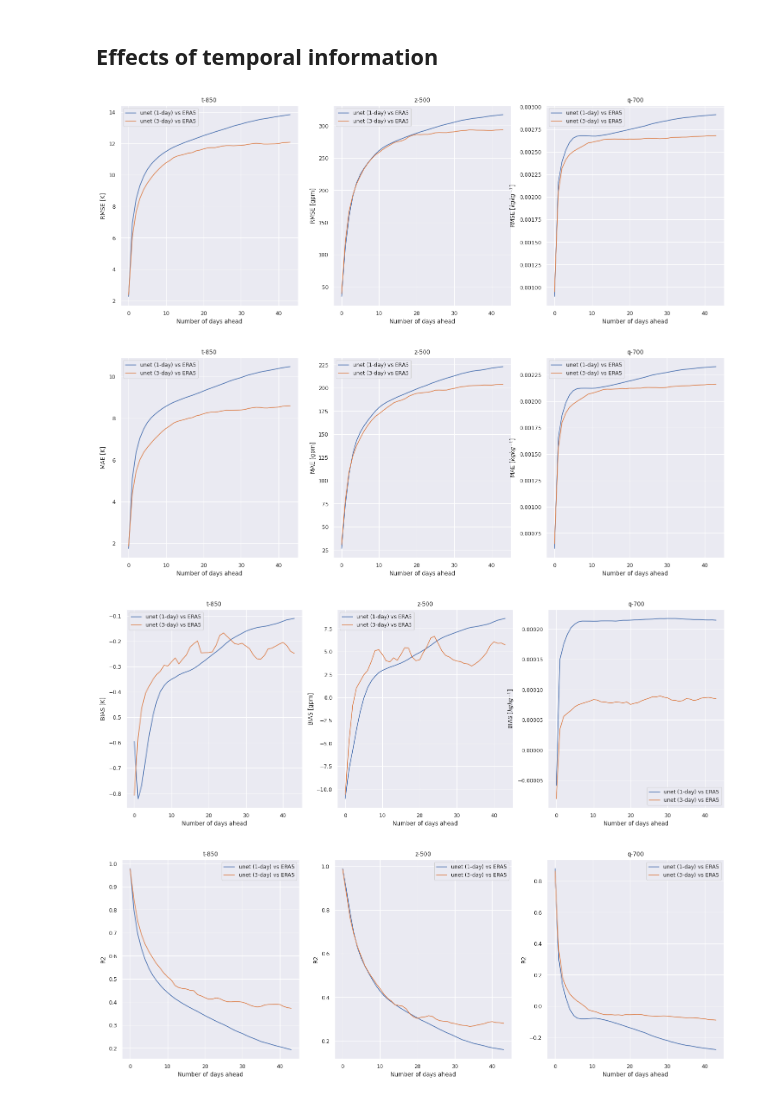
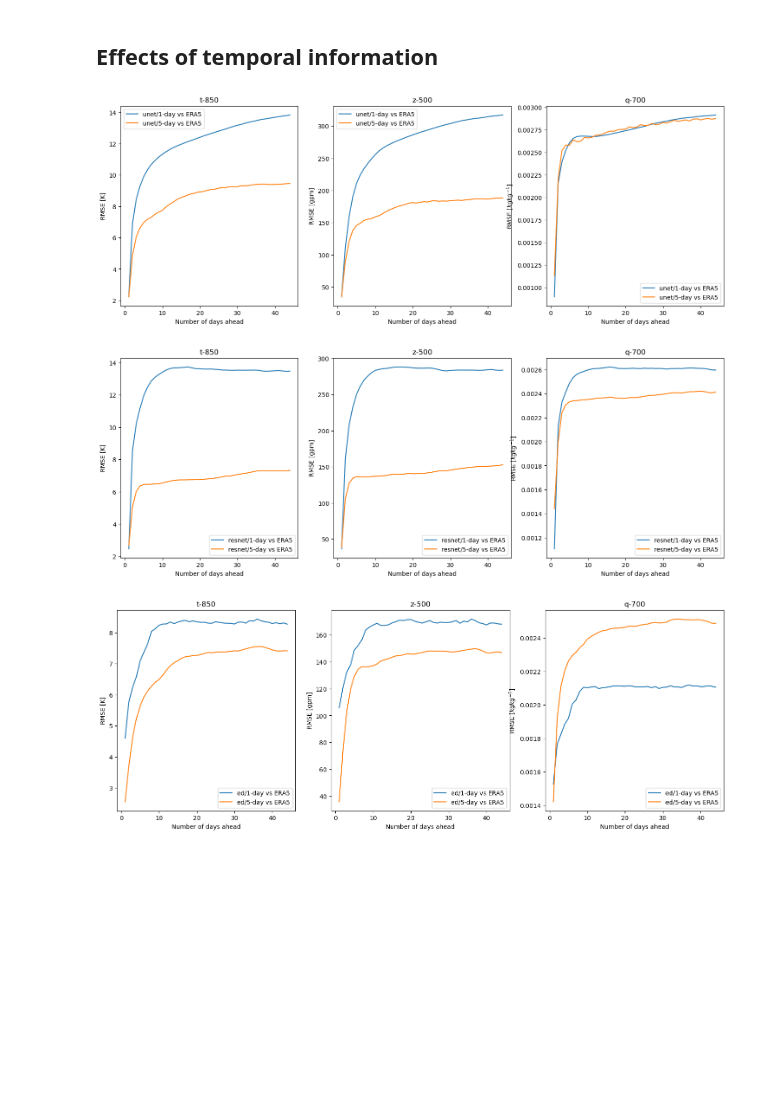
Before and after one commit to leap-stc/ChaosBench, a Jupyter notebook: notebooks/04a_s2s_eval.ipynb, the cells around one changed output. Saved outputs shown, nothing was run; the diff lists cells and outputs as text; code cells hidden in the pictures; blank space fills up the shorter version.

```diff
--- a/notebooks/04a_s2s_eval.ipynb
+++ b/notebooks/04a_s2s_eval.ipynb
@@ -42,28 +44,30 @@ model_names = ['persistence', 'ecmwf', 'ukmo', 'ncep', 'cma', 'unet_s2s']
 metrics = ['rmse', 'mae', 'bias', 'r2', 'acc']
 headline_vars = dict({'t-850': 'K', 'z-500': 'gpm', 'q-700': r'$kg kg^{-1}$'})
 
-
 for metric_idx, metric in enumerate(metrics):
-
     f, ax = plt.subplots(1, len(headline_vars), figsize=(6*len(headline_vars), 6))
 
     for model_idx, model_name in enumerate(model_names):
         if 's2s' in model_name:
-            df = pd.read_csv(Path(f'../logs/{model_name}/eval/version_0/{metric}_{model_name}.csv'))
+            df = pd.read_csv(Path(f'../logs/{model_name}/eval/version_3/{metric}_{model_name}.csv'))
+
         else:
             df = pd.read_csv(Path(f'../logs/{model_name}/eval/{metric}_{model_name}.csv'))
 
         for headline_idx, (headline_var, headline_unit) in enumerate(headline_vars.items()):
             sns.lineplot(
-                df[[headline_var]].to_numpy().squeeze(),
+                x=np.arange(1, df.shape[0]+1),
+                y=df[[headline_var]].to_numpy().squeeze(),
                 label=f'{model_name.upper()} vs ERA5',
                 ax=ax[headline_idx]
             )
 
             ## Labeling
             ax[headline_idx].set_xlabel('Number of days ahead')
+
             if metric in ['r2', 'acc']:
                 ax[headline_idx].set_ylabel(f'{metric.upper()}')
+
             else:
                 ax[headline_idx].set_ylabel(f'{metric.upper()} [{headline_unit}]')
 
@@ -91,7 +134,7 @@ model_args = hyperparams['model_args']
 data_args = hyperparams['data_args']
 
 ## Checkpointing
-ckpt_filepath = log_dir / 'lightning_logs/version_0/checkpoints/'
+ckpt_filepath = log_dir / 'lightning_logs/version_3/checkpoints/'
 ckpt_filepath = list(ckpt_filepath.glob('*.ckpt'))[0]
 baseline = model.S2SBenchmarkModel(model_args=model_args, data_args=data_args)
 baseline = baseline.load_from_checkpoint(ckpt_filepath)
@@ -104,7 +147,8 @@ date_idx = 0
 
 ## For plotting ##
 param = 't'
-level = 1000
+level = 850
+
 plot_idx = [1, config.N_STEPS // 2, config.N_STEPS - 1] # [1...config.N_STEPS-1]
 all_preds = list()
 all_truth = list()
@@ -117,7 +161,7 @@ with torch.no_grad():
 
     curr_x = input_x.unsqueeze(0).to(device)
 
-    for step_idx in tqdm(range(config.N_STEPS - 1)):
+    for step_idx in range(config.N_STEPS - 1):
         preds = baseline(curr_x)
         curr_y = output_y.unsqueeze(0)[:, step_idx + 1]
 
@@ -157,38 +416,31 @@ plt.show();
 ## Effects of temporal information
 # %%
 # Plot RMSE over time, across centers
-metrics = ['rmse', 'mae', 'bias', 'r2', 'acc']
-model_names = dict({'unet (1-day)': 'unet_s2s/version_0', 'unet (3-day)': 'unet_s2s/version_1'})
-headline_vars = dict({'t-850': 'K', 'z-500': 'gpm', 'q-700': r'$kg kg^{-1}$'})
-
-
-for metric_idx, metric in enumerate(metrics):
+for model_item in model_list:
 
     f, ax = plt.subplots(1, len(headline_vars), figsize=(6*len(headline_vars), 6))
 
-    for model_idx, (model_spec, model_name) in enumerate(model_names.items()):
+    for model_idx, (model_spec, model_name) in enumerate(model_item.items()):
 
-        model_name, version_num = model_name.split('/')
-        df = pd.read_csv(Path(f'../logs/{model_name}/eval/{version_num}/{metric}_{model_name}.csv'))
+        model_basename, version_num = model_name.split('/')
+        df = pd.read_csv(Path(f'../logs/{model_basename}/eval/{version_num}/rmse_{model_basename}.csv'))
 
         for headline_idx, (headline_var, headline_unit) in enumerate(headline_vars.items()):
 
             sns.lineplot(
-                df[[headline_var]].to_numpy().squeeze(),
+                x=np.arange(1, df.shape[0]+1),
+                y=df[[headline_var]].to_numpy().squeeze(),
                 label=f'{model_spec} vs ERA5',
                 ax=ax[headline_idx]
             )
 
             ## Labeling
             ax[headline_idx].set_xlabel('Number of days ahead')
-            if metric in ['r2', 'acc']:
-                ax[headline_idx].set_ylabel(f'{metric.upper()}')
-            else:
-                ax[headline_idx].set_ylabel(f'{metric.upper()} [{headline_unit}]')
+            ax[headline_idx].set_ylabel(f'RMSE [{headline_unit}]')
+            ax[headline_idx].set_title(f'{headline_var}')
 
-            ax[headline_idx].set_title(f'{headline_var}')
+plt.show()
 # %% [output]
-[figure, old version]
+[figure, new version]
-[figure, old version]
+[figure, new version]
-[figure, old version]
+[figure, new version]
-[figure, removed]
```
Also changed, not shown: parts of 10 cells of this notebook, 12 other files.
